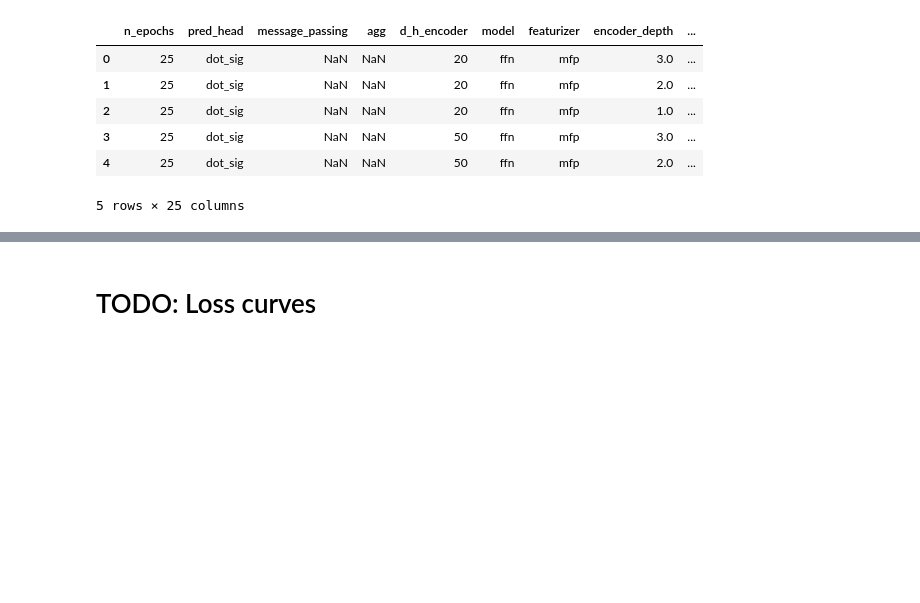
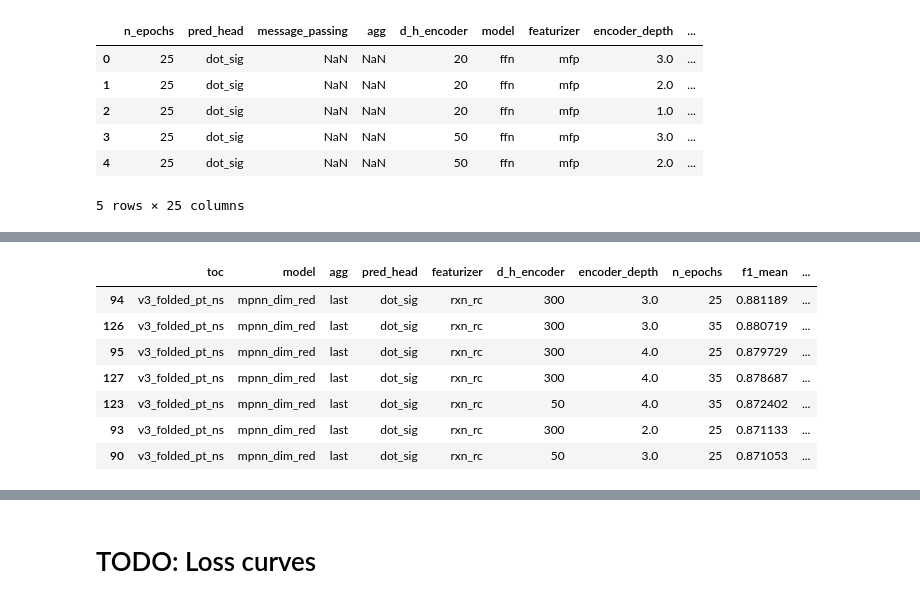
Before and after one commit to stefanpate/rcgnn, a Jupyter notebook: notebooks/rc_gnn_sprhea_figs.ipynb, the cells around one changed output, grey strips where cells are left out. Drawn from its saved outputs; the diff is of its cells as text; code cells hidden in the pictures; blank space fills up the shorter version.

```diff
--- a/notebooks/rc_gnn_sprhea_figs.ipynb
+++ b/notebooks/rc_gnn_sprhea_figs.ipynb
@@ -92 +147,15 @@ display_res.loc[selector].sort_values(by=['f1_mean'], ascending=False)
+# %%
+# VN agg, how large of a radius?
+
+filter_vn_agg = (display_res['agg'] == 'last') & (display_res['featurizer'] == 'rxn_rc') & (display_res['pred_head'] != 'binary')
+display_res.loc[filter_vn_agg & filter_by_performance].sort_values(by=[metric_mean], ascending=False)
+# %% [output]
+|  | toc | model | agg | pred_head | featurizer | d_h_encoder | encoder_depth | n_epochs | f1_mean | ... |
+| 94 | v3_folded_pt_ns | mpnn_dim_red | last | dot_sig | rxn_rc | 300 | 3.0 | 25 | 0.881189 | ... |
+| 126 | v3_folded_pt_ns | mpnn_dim_red | last | dot_sig | rxn_rc | 300 | 3.0 | 35 | 0.880719 | ... |
+| 95 | v3_folded_pt_ns | mpnn_dim_red | last | dot_sig | rxn_rc | 300 | 4.0 | 25 | 0.879729 | ... |
+| 127 | v3_folded_pt_ns | mpnn_dim_red | last | dot_sig | rxn_rc | 300 | 4.0 | 35 | 0.878687 | ... |
+| 123 | v3_folded_pt_ns | mpnn_dim_red | last | dot_sig | rxn_rc | 50 | 4.0 | 35 | 0.872402 | ... |
+| 93 | v3_folded_pt_ns | mpnn_dim_red | last | dot_sig | rxn_rc | 300 | 2.0 | 25 | 0.871133 | ... |
+| 90 | v3_folded_pt_ns | mpnn_dim_red | last | dot_sig | rxn_rc | 50 | 3.0 | 25 | 0.871053 | ... |
 # %%
```
Also changed, not shown: parts of 9 cells of this notebook, 6 other files.
